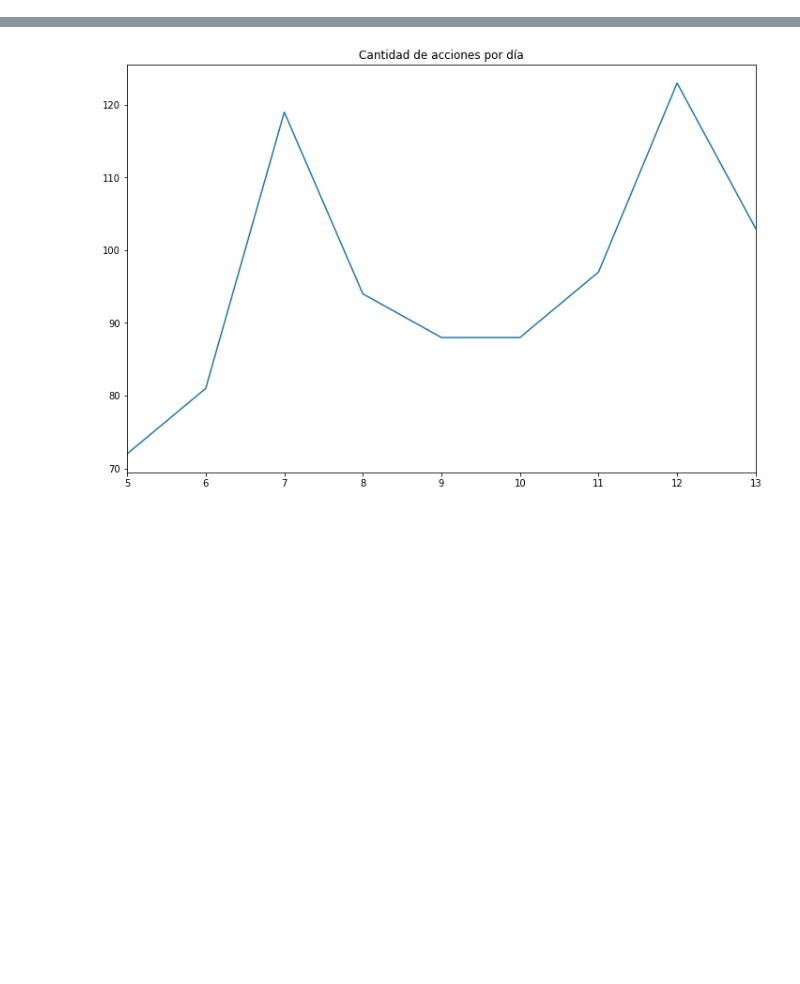
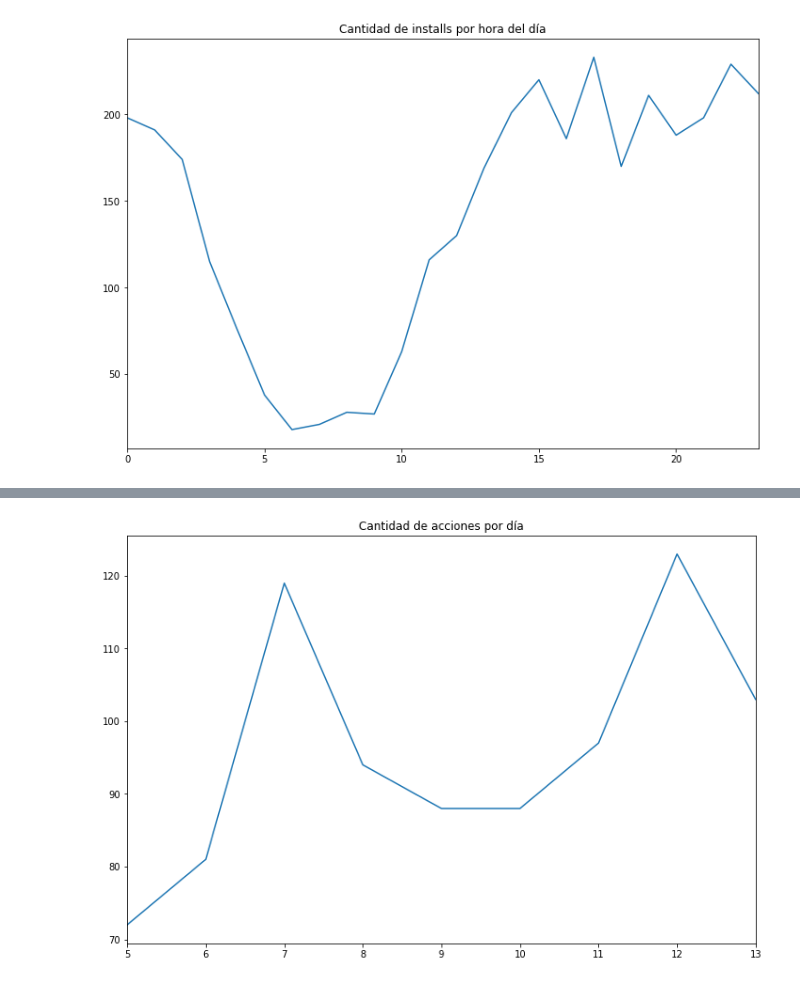
Before and after one commit to shizus/7506-1c2019, a Jupyter notebook: scripts/installs.ipynb, the cells around one changed output, grey strips where cells are left out. Drawn from its saved outputs; the diff is of its cells as text; code cells hidden in the pictures; blank space fills up the shorter version.

```diff
--- a/scripts/installs.ipynb
+++ b/scripts/installs.ipynb
@@ -45,0 +78,5 @@ installs['user_agent'].value_counts().count()
+# %%
+installs['created'].dt.hour.value_counts().sort_index().plot(figsize = (12,8), title = 'Cantidad de installs por hora del día')
+plt.show()
+# %% [output]
+[figure, added]
```
Also changed, not shown: parts of 20 cells of this notebook.
